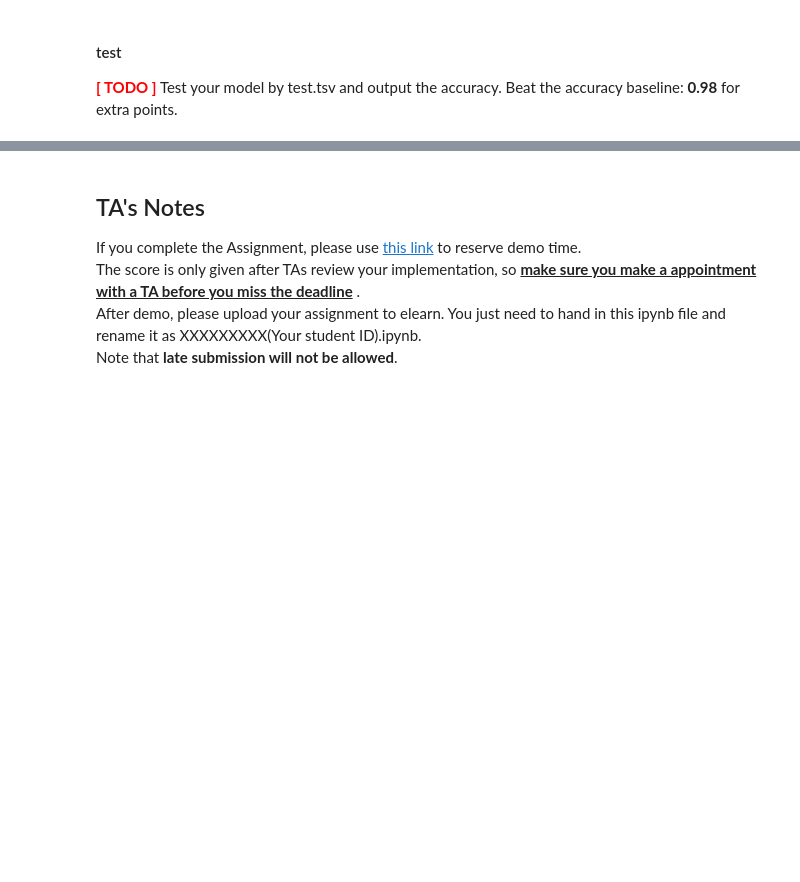
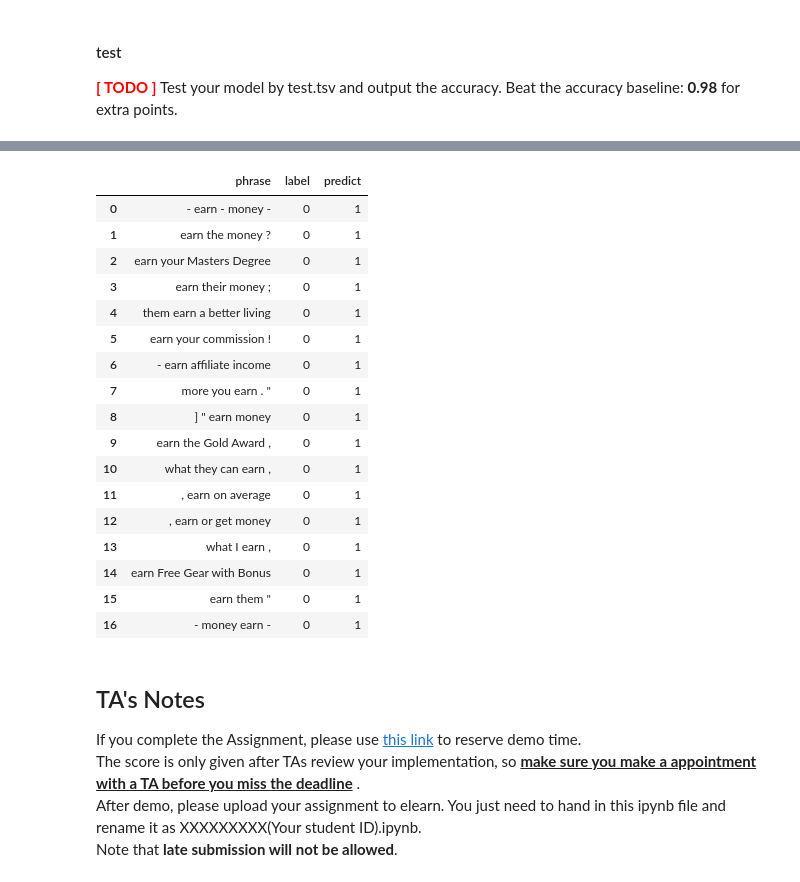
Before and after one commit to Rakson0209/nlp_course, a Jupyter notebook: hw4/Week04_word_representation.ipynb, the cells around one changed output, grey strips where cells are left out. Saved outputs shown, nothing was run; the diff lists cells and outputs as text; code cells hidden in the pictures; blank space fills up the shorter version.

```diff
--- a/hw4/Week04_word_representation.ipynb
+++ b/hw4/Week04_word_representation.ipynb
@@ -353,6 +355,28 @@ Observing wrong prediction result may help you improve your prediction.
 <font color="red">**[ TODO ]**</font> show the wrong prediction results like this:
 
 <img src="https://imgur.com/BOTMyZH.jpg" width=30%><br>
+# %%
+import numpy as np
+test.loc[(test['predict'] == 1) & (test['label'] == 0)].reset_index(drop=True)
+# %% [output]
+|  | phrase | label | predict |
+| 0 | - earn - money - | 0 | 1 |
+| 1 | earn the money ? | 0 | 1 |
+| 2 | earn your Masters Degree | 0 | 1 |
+| 3 | earn their money ; | 0 | 1 |
+| 4 | them earn a better living | 0 | 1 |
+| 5 | earn your commission ! | 0 | 1 |
+| 6 | - earn affiliate income | 0 | 1 |
+| 7 | more you earn . " | 0 | 1 |
+| 8 | ] " earn money | 0 | 1 |
+| 9 | earn the Gold Award , | 0 | 1 |
+| 10 | what they can earn , | 0 | 1 |
+| 11 | , earn on average | 0 | 1 |
+| 12 | , earn or get money | 0 | 1 |
+| 13 | what I earn , | 0 | 1 |
+| 14 | earn Free Gear with Bonus | 0 | 1 |
+| 15 | earn them " | 0 | 1 |
+| 16 | - money earn - | 0 | 1 |
 # %% [markdown]
 ## TA's Notes
 
```
Also changed, not shown: parts of 8 cells of this notebook, 1 other file.
